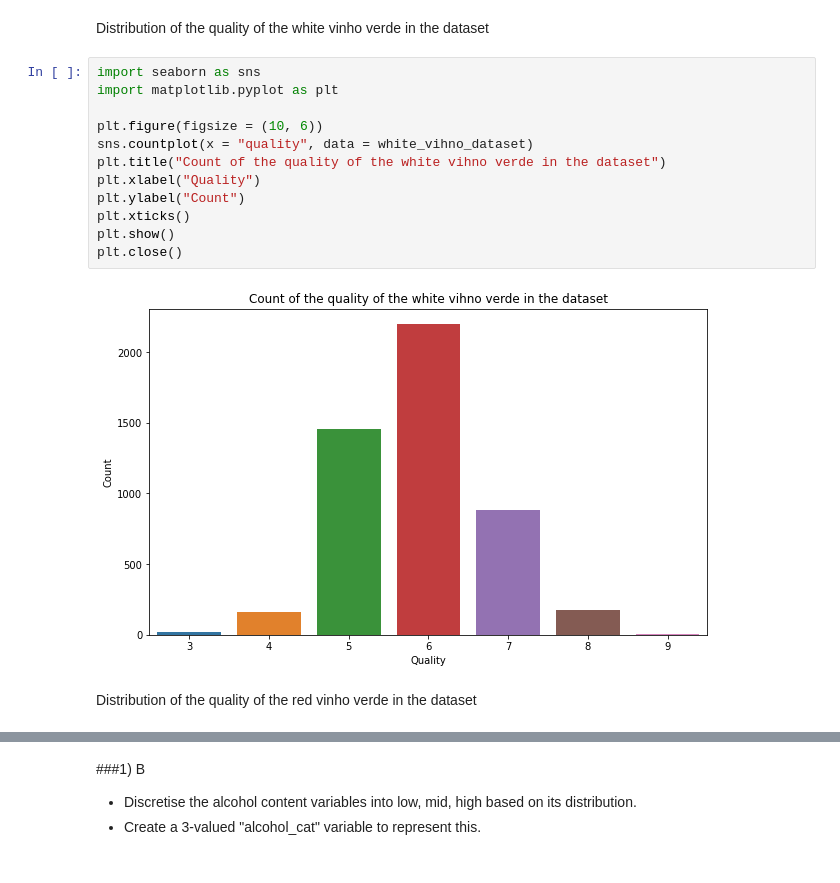
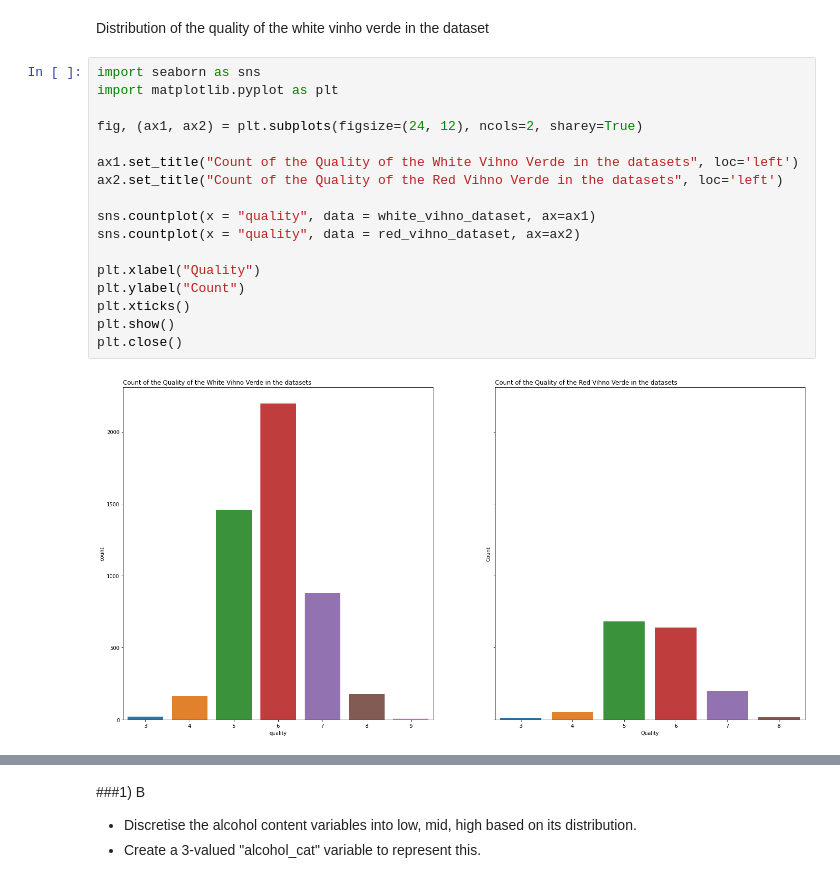
Before and after one commit to c0037654Newcastle/CSC2034-DS-Project, a Jupyter notebook: CSC2034_DS_Project.ipynb, the cells around one changed output, grey strips where cells are left out. Saved outputs shown, nothing was run; the diff lists cells and outputs as text.

```diff
--- a/CSC2034_DS_Project.ipynb
+++ b/CSC2034_DS_Project.ipynb
@@ -42,16 +42,19 @@ Distribution of the quality of the white vinho verde in the dataset
 # %%
 import seaborn as sns
 import matplotlib.pyplot as plt
 
-plt.figure(figsize = (10, 6))
-sns.countplot(x = "quality", data = white_vihno_dataset)
-plt.title("Count of the quality of the white vihno verde in the dataset")
+fig, (ax1, ax2) = plt.subplots(figsize=(24, 12), ncols=2, sharey=True)
+
+ax1.set_title("Count of the Quality of the White Vihno Verde in the datasets", loc='left')
+ax2.set_title("Count of the Quality of the Red Vihno Verde in the datasets", loc='left')
+
+sns.countplot(x = "quality", data = white_vihno_dataset, ax=ax1)
+sns.countplot(x = "quality", data = red_vihno_dataset, ax=ax2)
+
 plt.xlabel("Quality")
 plt.ylabel("Count")
 plt.xticks()
 plt.show()
 plt.close()
 # %% [output]
-[figure, old version]
+[figure, new version]
-# %% [markdown]
-Distribution of the quality of the red vinho verde in the dataset
```
Also changed, not shown: parts of 31 cells of this notebook.
